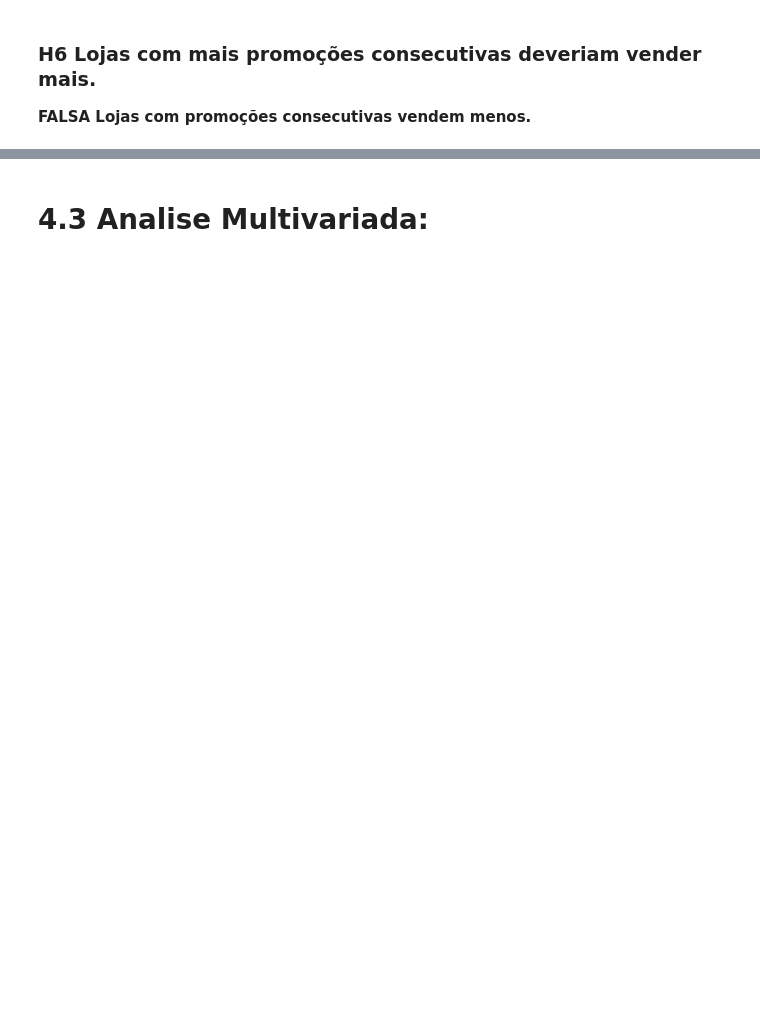
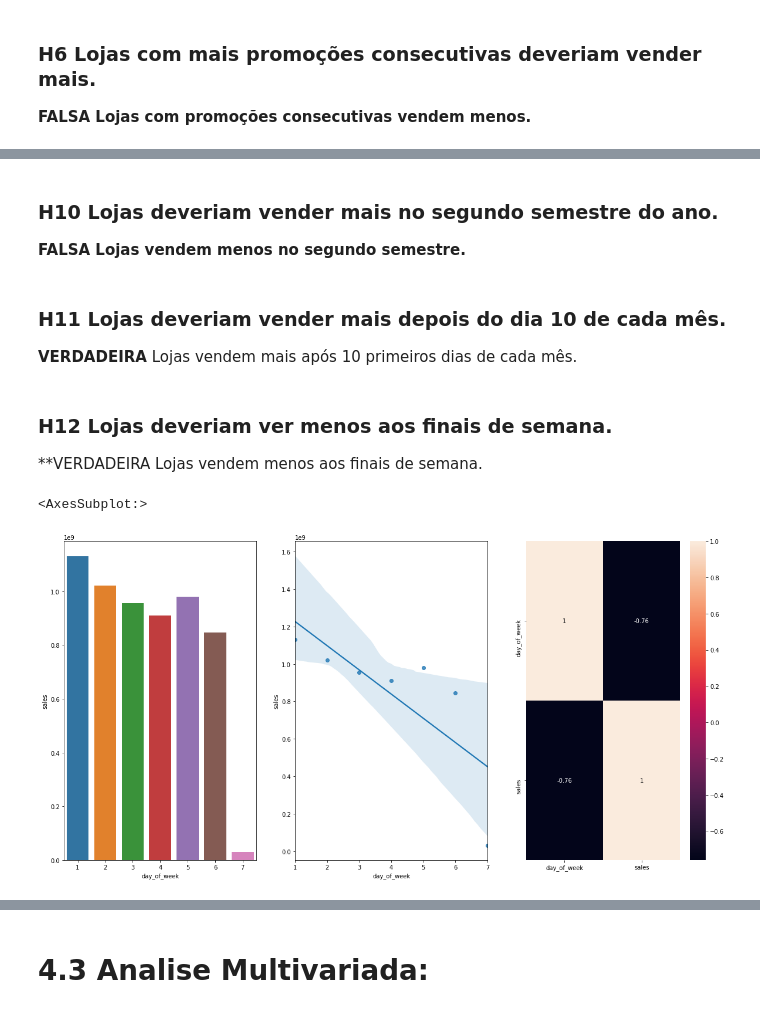
Before and after one commit to ehgeraldo/Rossmann_Stores_Sales_Prediction, a Jupyter notebook: notebook.ipynb, the cells around one changed output, grey strips where cells are left out. Cells and saved outputs as stored; diff of their text form; code cells hidden in the pictures; blank space fills up the shorter version.

```diff
--- a/notebook.ipynb
+++ b/notebook.ipynb
@@ -460,6 +485,9 @@ df2['month'] = df2['date'].dt.month
 
 # week of year:
 df2['week_of_year'] = df2['date'].dt.weekofyear
+
+# day
+df2['day'] = df2['date'].dt.day
 
 # year week:
 df2['year_week'] = df2['date'].dt.strftime( '%Y-%W' )
@@ -825,0 +826,3 @@ ax.legend( labels = ['Tradicional & Extendida', 'Extendida']);
+# %% [markdown]
+### H10 Lojas deveriam vender mais no segundo semestre do ano.
+**FALSA Lojas vendem menos no segundo semestre.**
@@ -825,0 +839,3 @@ ax.legend( labels = ['Tradicional & Extendida', 'Extendida']);
+# %% [markdown]
+### H11 Lojas deveriam vender mais depois do dia 10 de cada mês.
+**VERDADEIRA** Lojas vendem mais após 10 primeiros dias de cada mês.
@@ -825,0 +857,16 @@ ax.legend( labels = ['Tradicional & Extendida', 'Extendida']);
+# %% [markdown]
+### H12 Lojas deveriam ver menos aos finais de semana.
+**VERDADEIRA Lojas vendem menos aos finais de semana.
+# %%
+plt.subplot( 1, 3, 1 )
+aux1 = df4[['day_of_week', 'sales']].groupby('day_of_week').sum().reset_index()
+sns.barplot( x='day_of_week', y='sales', data=aux1 )
+
+plt.subplot( 1, 3, 2 )
+sns.regplot( x='day_of_week', y='sales', data=aux1 )
+
+plt.subplot( 1, 3, 3)
+sns.heatmap(aux1.corr(method='pearson'), annot=True )
+# %% [output]
+<AxesSubplot:>
+[figure, added]
```
Also changed, not shown: parts of 41 cells of this notebook.
